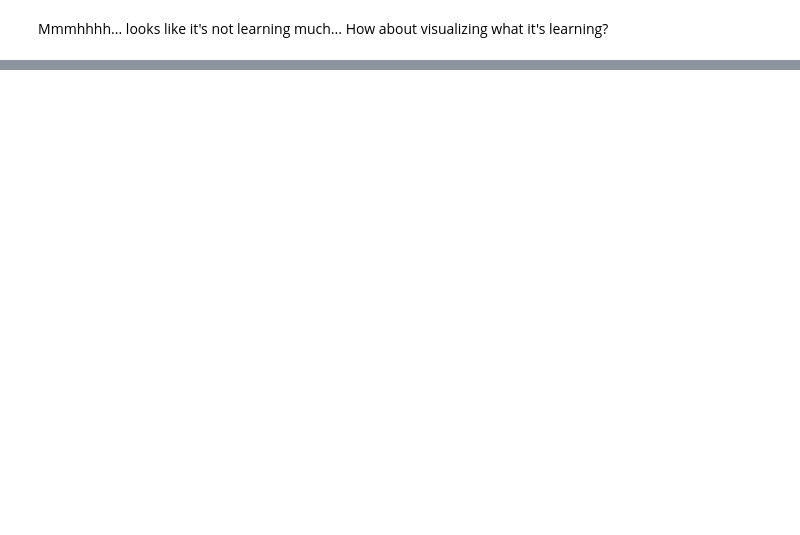
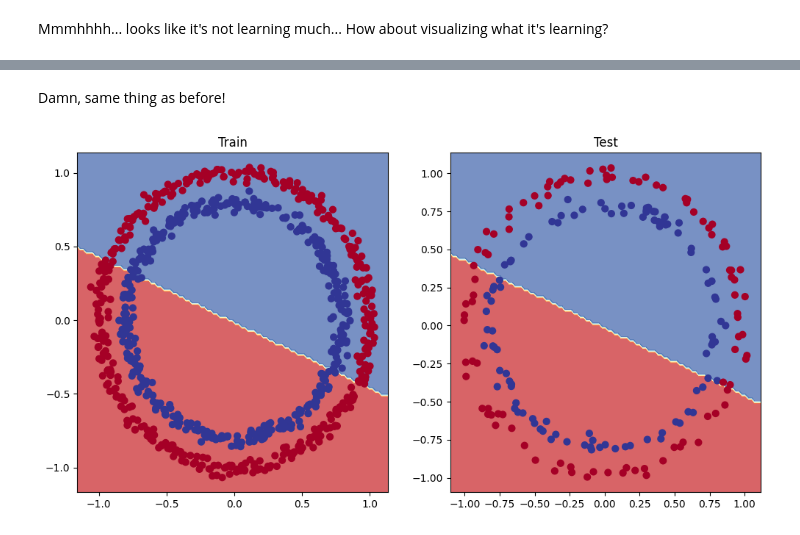
Before and after one commit to MatteoFalcioni/PyTorch_basics, a Jupyter notebook: classification.ipynb, the cells around one changed output, grey strips where cells are left out. Saved outputs shown, nothing was run; the diff lists cells and outputs as text; code cells hidden in the pictures; blank space fills up the shorter version.

```diff
--- a/classification.ipynb
+++ b/classification.ipynb
@@ -410,0 +439,14 @@ Probably because we are only learning thorugh linear layers
+# %%
+class CircleModelV1(nn.Module):
+
+  def __init__(self):
+    super().__init__()
+
+    self.linear_layers= nn.Sequential(
+        nn.Linear(in_features=2, out_features=10),  # increase hidden units
+        nn.Linear(in_features=10, out_features=10), # increase the number of layers
+        nn.Linear(in_features=10, out_features=1)
+    )
+
+  def forward(self, x):
+    return self.linear_layers(x)
@@ -410,0 +455,22 @@ Probably because we are only learning thorugh linear layers
+# %%
+device = "cuda" if torch.cuda.is_available() else "cpu"
+print(f"using device: {device}")
+
+# create an instance of the model
+model_1 = CircleModelV1().to(device)
+
+# define loss
+loss_fn = nn.BCEWithLogitsLoss()
+
+# create optimizer
+optimizer = torch.optim.SGD(params=model_1.parameters(), lr=0.1)  # for now let's keep same lr
+
+# reproduciblity
+torch.manual_seed(42)
+torch.cuda.manual_seed(42) # Full reproducibility
+
+# train for longer
+epochs = 1000
+
+# put data on device
+X_train, y_train, X_test, y_test = X_train.to(device), y_train.to(device), X_test.to(device), y_test.to(device)
@@ -410,0 +501,13 @@ Probably because we are only learning thorugh linear layers
+# %% [markdown]
+Damn, same thing as before!
+# %%
+# Plot decision boundaries for training and test sets
+plt.figure(figsize=(12, 6))
+plt.subplot(1, 2, 1)
+plt.title("Train")
+plot_decision_boundary(model_1, X_train, y_train)
+plt.subplot(1, 2, 2)
+plt.title("Test")
+plot_decision_boundary(model_1, X_test, y_test)
+# %% [output]
+[figure, added]
```
Also changed, not shown: parts of 41 cells of this notebook.
